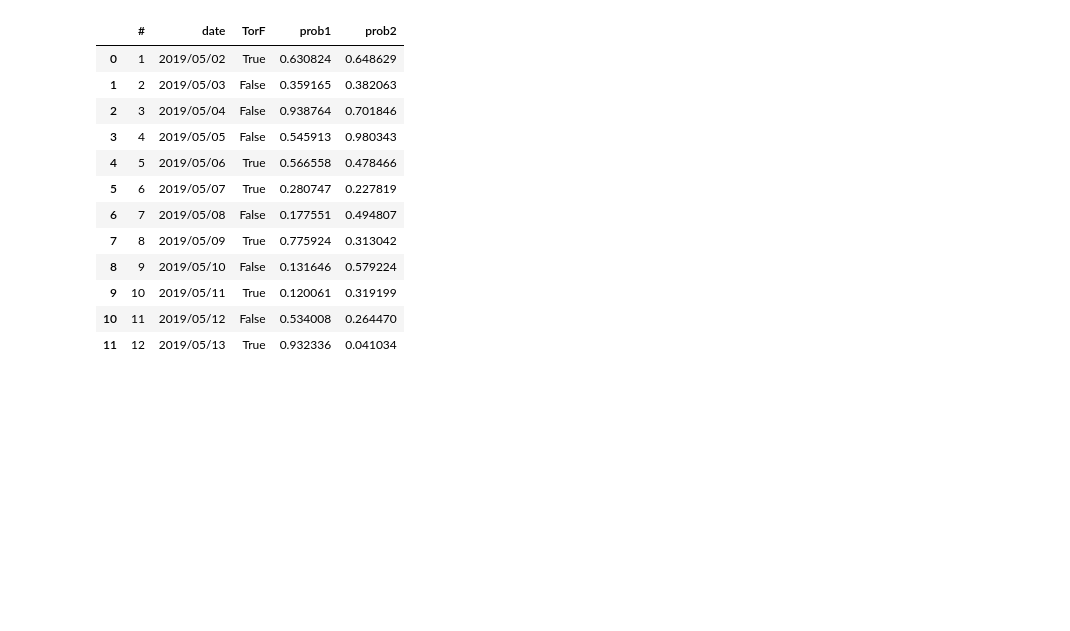
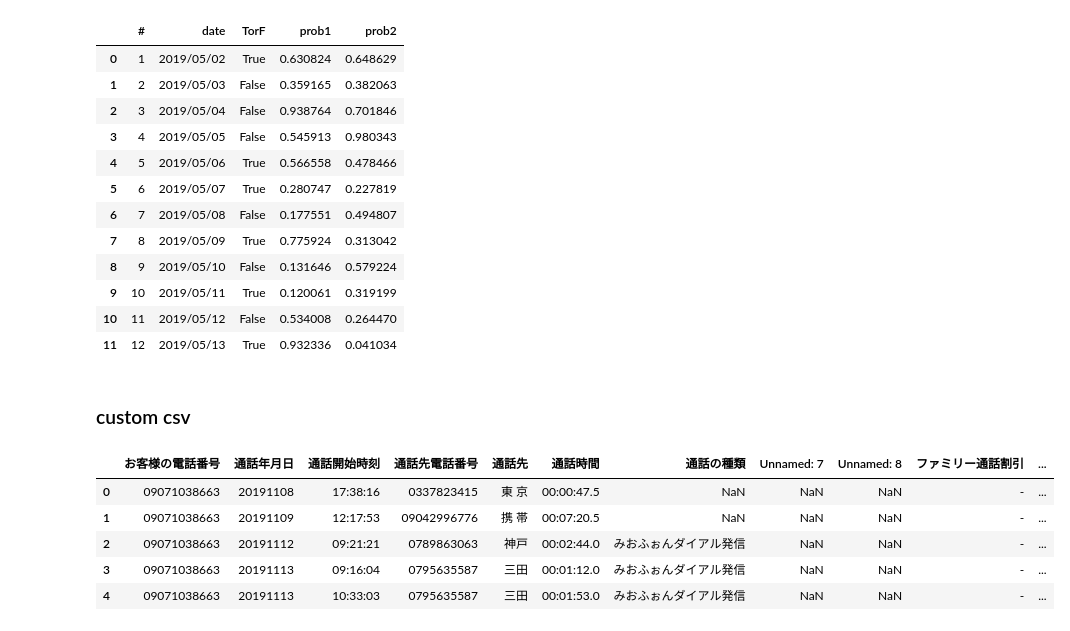
Before and after one commit to ktmrmshk/notebook, a Jupyter notebook: lab/pandas.ipynb, the cells around one changed output. Cells and saved outputs as stored; diff of their text form; code cells hidden in the pictures; blank space fills up the shorter version.

```diff
--- a/lab/pandas.ipynb
+++ b/lab/pandas.ipynb
@@ -196,3 +196,17 @@ c
 | 9 | 10 | 2019/05/11 | True | 0.120061 | 0.319199 |
 | 10 | 11 | 2019/05/12 | False | 0.534008 | 0.264470 |
 | 11 | 12 | 2019/05/13 | True | 0.932336 | 0.041034 |
+# %% [markdown]
+### custom csv
+# %%
+import pandas as pd
+
+d = pd.read_csv('call_log2.csv', encoding='shift_jis', dtype = {'お客様の電話番号':'object', '通話先電話番号':'object'})
+d.head()
+# %% [output]
+|  | お客様の電話番号 | 通話年月日 | 通話開始時刻 | 通話先電話番号 | 通話先 | 通話時間 | 通話の種類 | Unnamed: 7 | Unnamed: 8 | ファミリー通話割引 | ... |
+| 0 | 09071038663 | 20191108 | 17:38:16 | 0337823415 | 東 京 | 00:00:47.5 | NaN | NaN | NaN | - | ... |
+| 1 | 09071038663 | 20191109 | 12:17:53 | 09042996776 | 携 帯 | 00:07:20.5 | NaN | NaN | NaN | - | ... |
+| 2 | 09071038663 | 20191112 | 09:21:21 | 0789863063 | 神戸 | 00:02:44.0 | みおふぉんダイアル発信 | NaN | NaN | - | ... |
+| 3 | 09071038663 | 20191113 | 09:16:04 | 0795635587 | 三田 | 00:01:12.0 | みおふぉんダイアル発信 | NaN | NaN | - | ... |
+| 4 | 09071038663 | 20191113 | 10:33:03 | 0795635587 | 三田 | 00:01:53.0 | みおふぉんダイアル発信 | NaN | NaN | - | ... |
```
Also changed, not shown: parts of 21 cells of this notebook, 1 other file.
